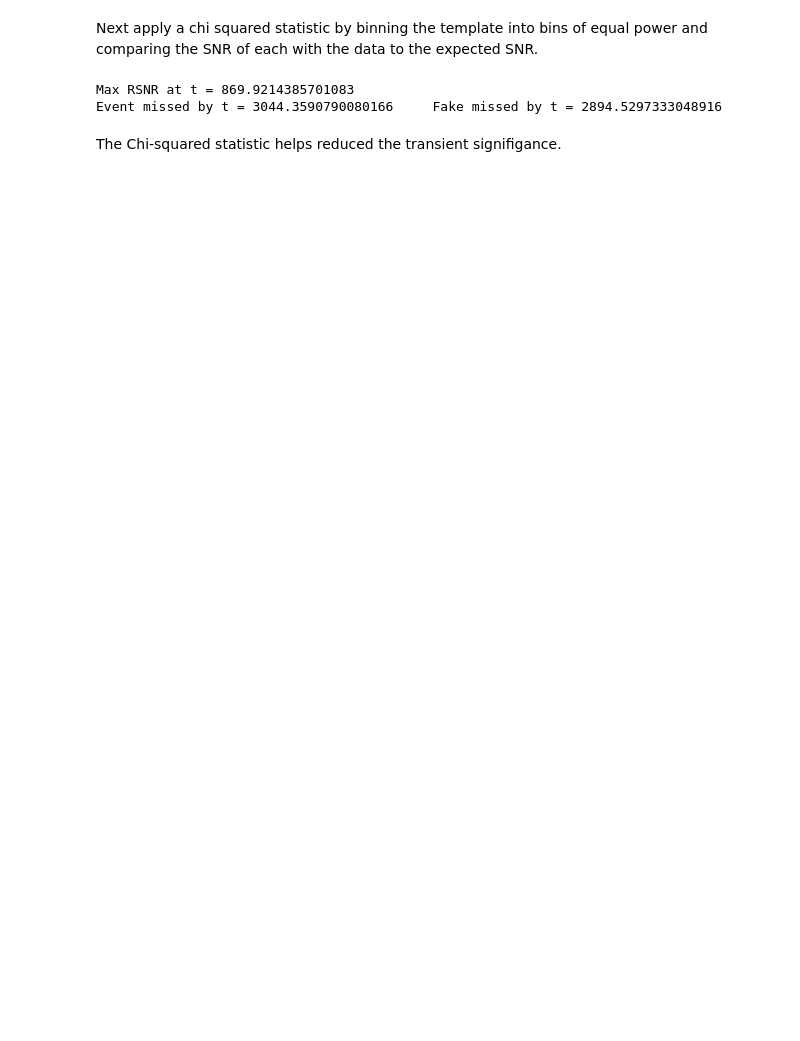
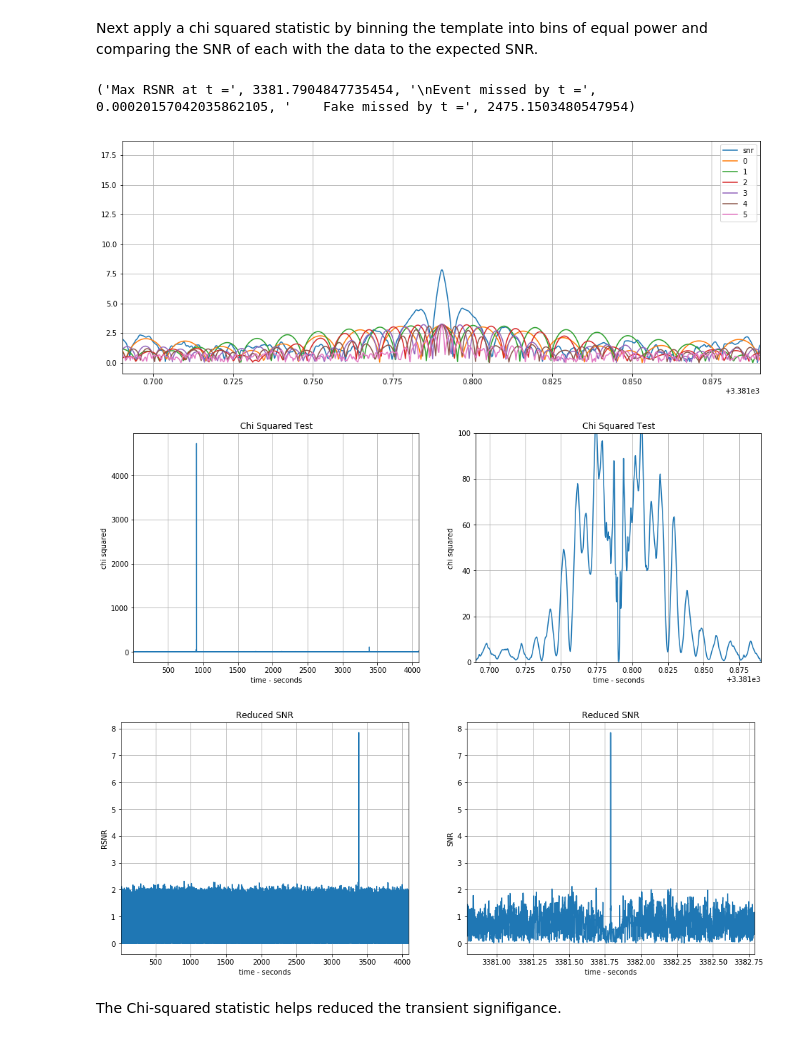
Before and after one commit to connor-mcisaac/gw_test, a Jupyter notebook: FFTonly/MatchedFilter.ipynb, the cells around one changed output. Saved outputs shown, nothing was run; the diff lists cells and outputs as text; code cells hidden in the pictures; blank space fills up the shorter version.

```diff
--- a/FFTonly/MatchedFilter.ipynb
+++ b/FFTonly/MatchedFilter.ipynb
@@ -285,14 +284,13 @@ def chi_squared(xdata, ydata, xtemp, ytemp, it_psd, psdcut, nbins, t):
             count += 1
         used += count
     templates[used:, -1] = ytemp[used:]
-    pbins[-1] = sum(ytemp[used:]**2)
     x, snr = calcsnr(xdata, ydata, xtemp, ytemp, it_psd, psdcut)
     binsnr = np.zeros((len(snr), nbins), dtype='float')
     for i in range(0, nbins):
         _, binsnr[:, i] = calcsnr(xdata, ydata, xtemp, templates[:, i], it_psd, psdcut)
     chi_each = np.zeros((len(snr), nbins), dtype='float')
     for i in range(0, nbins):
-        chi_each[:, i] = (binsnr[:, i] - snr*pbins[i]/power)**2
+        chi_each[:, i] = (binsnr[:, i] - snr/nbins)**2
     chi = nbins*np.sum(chi_each, axis=1)/(nbins*2-2)
     rsnr = np.zeros((len(snr)), dtype='float')
     for i in range(0, len(snr)):
@@ -302,7 +300,7 @@ def chi_squared(xdata, ydata, xtemp, ytemp, it_psd, psdcut, nbins, t):
             rsnr[i] = snr[i]
     return x, snr, chi, rsnr
 
-def chi_rsnr(xdata, ydata, xtemp, ytemp, it_psd, psdcut, nbins):
+def chi_rsnr(xdata, ydata, xtemp, ytemp, it_psd, psdcut, nbins, t):
     dx = xdata[1] - xdata[0]
     xft = np.fft.rfftfreq(len(xdata), dx)
     y1ft = np.fft.rfft(ydata)*dx
@@ -311,35 +309,43 @@ def chi_rsnr(xdata, ydata, xtemp, ytemp, it_psd, psdcut, nbins):
         y2[:len(ytemp)] += ytemp
     else:
         y2 = np.copy(ytemp)
-    y2ft = np.fft.rfft(y2)*dx*1e10
+    y2ft = np.fft.rfft(y2)*dx
     y3ft = it_psd(xft)
     y2ftbin = np.zeros((len(y2ft), nbins), dtype='complex')
-    power = np.sum(np.abs(y2ft)**2)
+    power = np.sum(y3ft*np.abs(y2ft)**2)
     used = 0
     for i in range(0, nbins-1):
         pbin = 0
         count = 0
         start = used
         while pbin < power/nbins:
-            y2ftbin[used+count, i] = y2ft[used+count]
-            pbin += np.abs(y2ft[used+count])**2
+            y2ftbin[used+count, i] += y2ft[used+count]
+            pbin += y3ft[used+count]*np.abs(y2ft[used+count])**2
             count += 1
         used += count
     y2ftbin[used:, -1] = y2ft[used:]
-    innerft = y1ft*np.conj(y2ft)*y3ft*1e-10
+    innerft = y1ft*np.conj(y2ft)*y3ft
     yinner = np.abs(2*np.real(np.fft.irfft(innerft))*(xft[1]-xft[0])*len(xdata))
-    norm0 = np.abs(y2ft)**2 *y3ft
-    norm = np.real(4*np.sum(norm0*(xft[1]-xft[0])))*1e-20
+    norm0 = y3ft*np.abs(y2ft)**2
+    norm = np.real(4*np.sum(norm0*(xft[1]-xft[0])))
     snr = (yinner/np.sqrt(norm))**0.5
+    dx = 1/(len(snr)*(xft[1] - xft[0]))
+    x = np.linspace(0, len(snr)*dx, num=len(snr)) + xdata[0]
     snrbin = np.zeros((len(snr), nbins), dtype='float')
     chibin = np.zeros((len(snr), nbins), dtype='float')
+    plt.figure(figsize=(16, 6))
+    plt.plot(x, snr, label='snr')
     for i in range(0, nbins):
-        innerft = y1ft*np.conj(y2ftbin[:, i])*y3ft*1e-10
+        innerft = y1ft*np.conj(y2ftbin[:, i])*y3ft
         yinner = np.abs(2*np.real(np.fft.irfft(innerft))*(xft[1]-xft[0])*len(xdata))
-        norm0 = np.abs(y2ftbin[:, i])**2 *y3ft
-        norm = np.real(4*np.sum(norm0*(xft[1]-xft[0])))*1e-20
+        #norm0 = y3ft*np.abs(y2ftbin[:, i])**2
+        #norm = np.real(4*np.sum(norm0*(xft[1]-xft[0])))
         snrbin[:, i] = (yinner/np.sqrt(norm))**0.5
-        chibin[:, i] = (snrbin[:, i] - snr/nbins)**2
+        chibin[:, i] = (snrbin[:, i]**2 - snr**2/nbins)**2
+        plt.plot(x, snrbin[:, i], label=str(i))
+    plt.xlim([t-.1, t+.1])
+    plt.legend()
+    plt.grid()
     chi = nbins*np.sum(chibin, axis=1)/(nbins*2-2)
     rsnr = np.zeros((len(snr)), dtype='float')
     for i in range(0, len(snr)):
@@ -349,12 +355,10 @@ def chi_rsnr(xdata, ydata, xtemp, ytemp, it_psd, psdcut, nbins):
             rsnr[i] = snr[i]
     cutstart = int(len(xtemp) + psdcut/dx + 1)
     cutend = int(psdcut/dx + 1)
-    dx = 1/(len(snr)*(xft[1] - xft[0]))
-    x = np.linspace(0, len(snr)*dx, num=len(snr)) + xdata[0]
     return x[cutstart:-cutend], snr[cutstart:-cutend], chi[cutstart:-cutend], rsnr[cutstart:-cutend]
 
 
-tchi, chisnr, chi, rsnr = chi_rsnr(ts, data, ht, hp, it_psd, psdcut, 6)
+tchi, chisnr, chi, rsnr = chi_rsnr(ts, data, ht, hp, it_psd, psdcut, 6, eventt)
 plt.figure(figsize=(16, 6))
 plt.subplot(1, 2, 1)
 plt.plot(tchi, chi)
@@ -363,34 +367,37 @@ plt.title('Chi Squared Test')
 plt.xlabel('time - seconds')
 plt.ylabel('chi squared')
 plt.grid()
 plt.subplot(1, 2, 2)
 plt.plot(tchi, chi)
 plt.xlim([eventt-.1, eventt+.1])
+plt.ylim([0, 100])
 plt.title('Chi Squared Test')
 plt.xlabel('time - seconds')
 plt.ylabel('chi squared')
 plt.grid()
 
 plt.figure(figsize=(16, 6))
 plt.subplot(1, 2, 1)
 plt.plot(tchi, rsnr)
 plt.xlim([tchi[0], tchi[-1]])
 plt.title('Reduced SNR')
 plt.xlabel('time - seconds')
 plt.ylabel('RSNR')
 plt.grid()
 plt.subplot(1, 2, 2)
 plt.plot(tchi, rsnr)
 plt.xlim([eventt-1, eventt+1])
 plt.title('Reduced SNR')
 plt.xlabel('time - seconds')
 plt.ylabel('SNR')
 plt.grid()
 
 print('Max RSNR at t =', tchi[np.argmax(rsnr)], '\nEvent missed by t =', np.abs(eventt-tchi[np.argmax(rsnr)]),
      '    Fake missed by t =', np.abs(faket-tchi[np.argmax(rsnr)]))
 # %% [output]
-Max RSNR at t = 869.9214385701083
-Event missed by t = 3044.3590790080166     Fake missed by t = 2894.5297333048916
+('Max RSNR at t =', 3381.7904847735454, '\nEvent missed by t =', 0.00020157042035862105, '    Fake missed by t =', 2475.1503480547954)
+[figure, added]
+[figure, added]
+[figure, added]
 # %% [markdown]
 The Chi-squared statistic helps reduced the transient signifigance.
```
Also changed, not shown: parts of 4 cells of this notebook.
